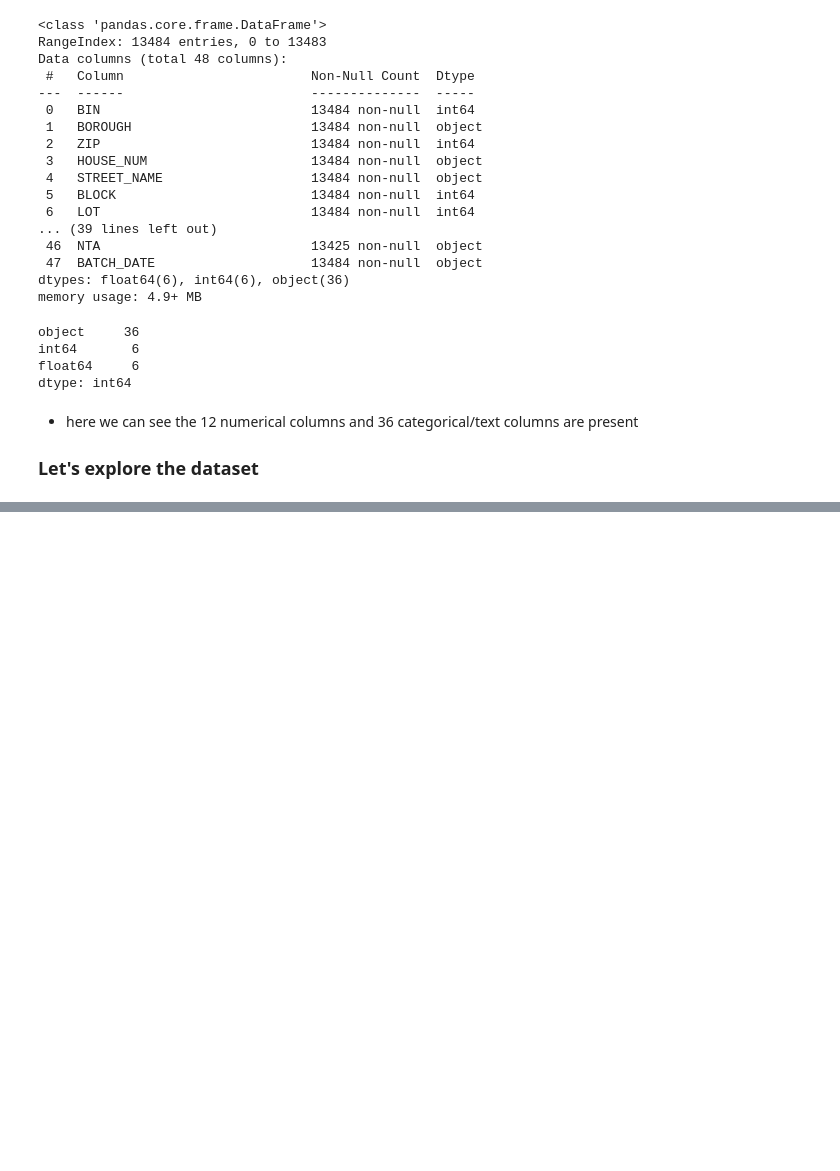
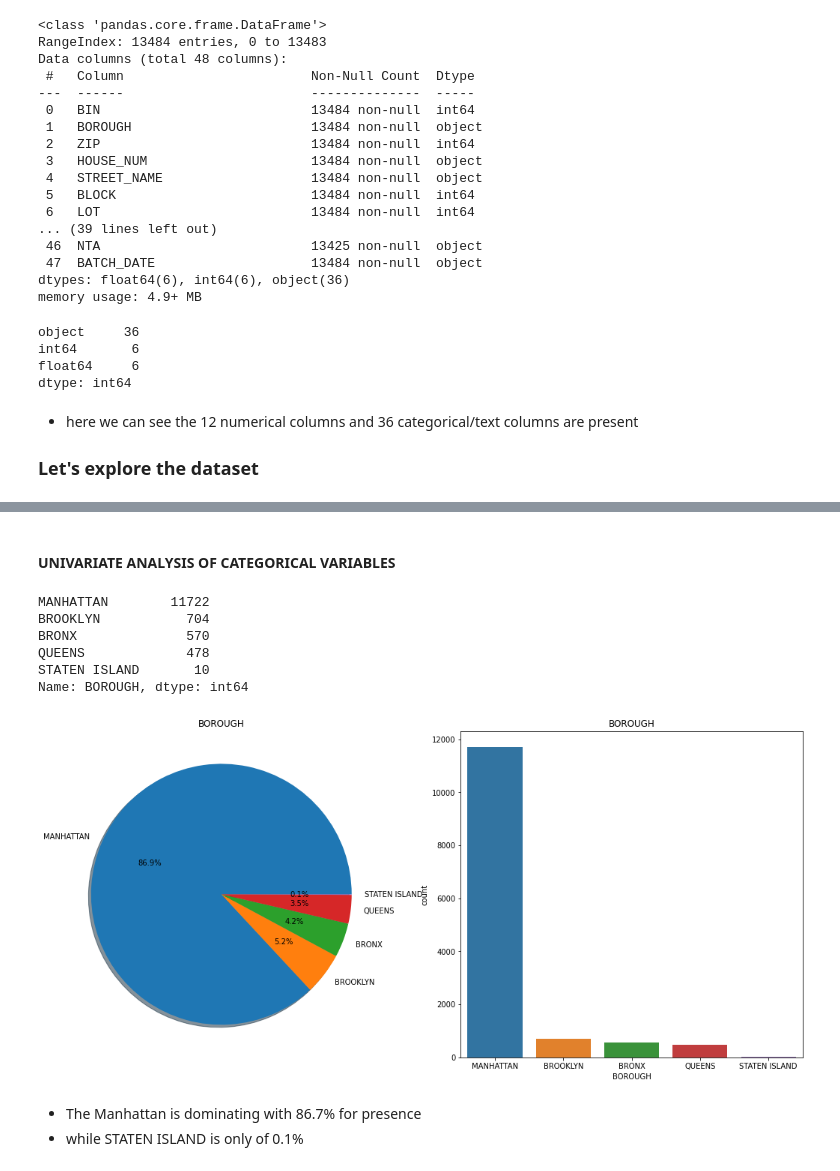
Before and after one commit to rushikeshnaik779/EDA, a Jupyter notebook: Simple_EDA__Rooftop_Drinking_Water_Tank_Inspection_Results.ipynb, the cells around one changed output, grey strips where cells are left out. Saved outputs shown, nothing was run; the diff lists cells and outputs as text; code cells hidden in the pictures; blank space fills up the shorter version.

```diff
--- a/Simple_EDA__Rooftop_Drinking_Water_Tank_Inspection_Results.ipynb
+++ b/Simple_EDA__Rooftop_Drinking_Water_Tank_Inspection_Results.ipynb
@@ -199,0 +223,26 @@ dtype: int64
+# %% [markdown]
+#### UNIVARIATE ANALYSIS OF CATEGORICAL VARIABLES
+# %%
+#BOROUGH : Borough of Water tank location
+data['BOROUGH'].value_counts()
+# %% [output]
+MANHATTAN        11722
+BROOKLYN           704
+BRONX              570
+QUEENS             478
+STATEN ISLAND       10
+Name: BOROUGH, dtype: int64
+# %%
+f, ax = plt.subplots(1, 2, figsize=(18, 8))
+data['BOROUGH'].value_counts().plot.pie( autopct = '%1.1f%%',
+                                         ax=ax[0], shadow=True)
+ax[0].set_title('BOROUGH')
+ax[0].set_ylabel('')
+sns.countplot('BOROUGH', data=data, ax=ax[1])
+ax[1].set_title('BOROUGH')
+plt.show()
+# %% [output]
+[figure, added]
+# %% [markdown]
+- The Manhattan is dominating with 86.7% for presence
+- while STATEN ISLAND is only of 0.1%
```
Also changed, not shown: parts of 7 cells of this notebook.
